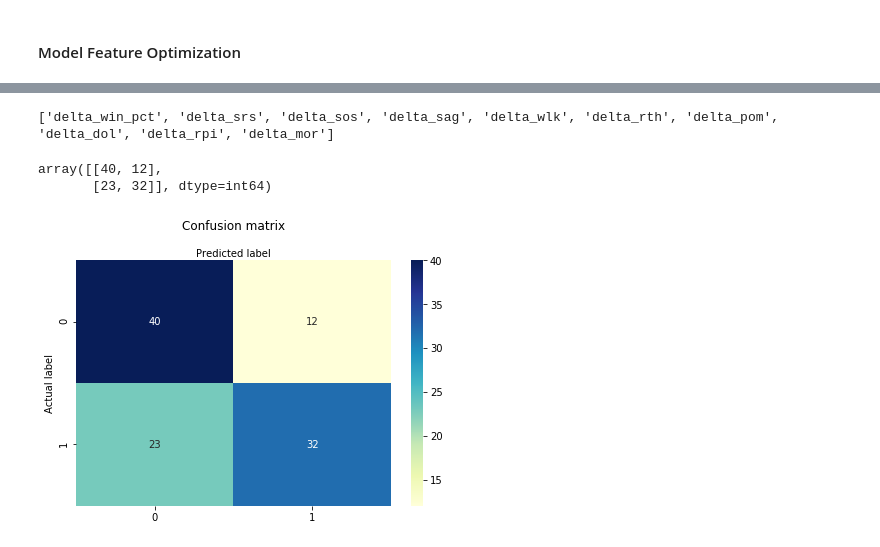
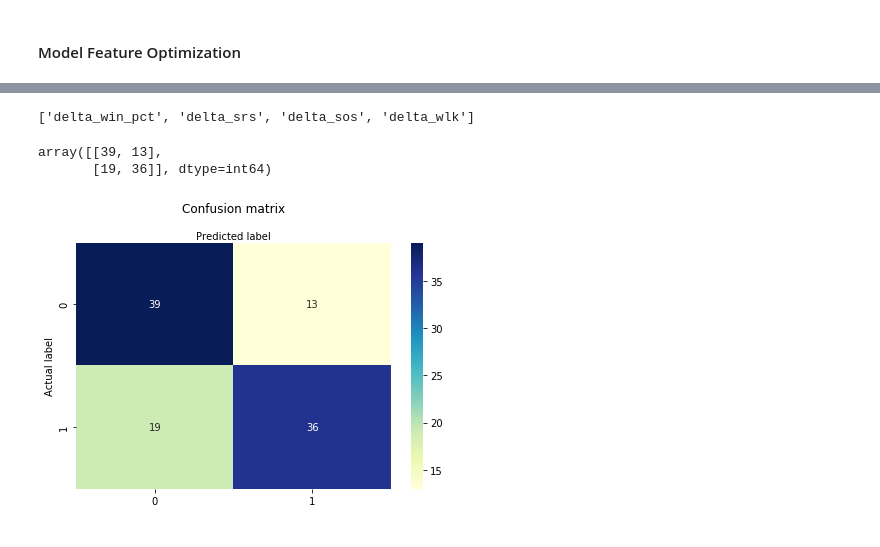
Before and after one commit to chipk215/ncaa_basketball, a Jupyter notebook: Models/Tournament_Model_RF_Delta.ipynb, the cells around one changed output, grey strips where cells are left out. Saved outputs shown, nothing was run; the diff lists cells and outputs as text; code cells hidden in the pictures.

Commit message:
Refactor RF  models.

```diff
--- a/Models/Tournament_Model_RF_Delta.ipynb
+++ b/Models/Tournament_Model_RF_Delta.ipynb
@@ -356,0 +362,22 @@ feature_data_diff.drop(columns=['pts_avg_t','pts_avg_o', 'opp_pts_avg_t','opp_pt
+# %%
+feature_data.drop(columns=['pts_avg_t','pts_avg_o', 'opp_pts_avg_t','opp_pts_avg_o',
+                                'margin_victory_avg_t', 'margin_victory_avg_o',
+                                'poss_avg_t','poss_avg_o',
+                                'fg_pct_t','fg_pct_o','allow_fg_pct_t','allow_fg_pct_o',
+                                'off_rebs_avg_t','off_rebs_avg_o','def_rebs_avg_t','def_rebs_avg_o',
+                                'allow_def_rebs_avg_t','allow_def_rebs_avg_o','ft_pct_t','ft_pct_o',
+                                'to_avg_t','to_avg_o','steal_avg_t','steal_avg_o',
+                                'to_net_avg_t','to_net_avg_o',
+                                'win_pct_t','win_pct_o','off_rating_t','off_rating_o',
+                                'allow_off_rebs_avg_t','allow_off_rebs_avg_o',
+                                'ft_att_avg_t','ft_att_avg_o','opp_pts_avg_t','opp_pts_avg_o',
+                                'srs_t','srs_o','sos_t','sos_o',
+                                'allow_ft_att_avg_t','allow_ft_att_avg_o',
+                                'sag_t','sag_o','wlk_t','wlk_o','wol_t','wol_o',
+                                'rth_t','rth_o','col_t','col_o','pom_t','pom_o',
+                                'dol_t','dol_o','rpi_t','rpi_o','mor_t','mor_o'], inplace=True)
+
+
+
+
+feature_data.head()
@@ -357,4 +391,7 @@ feature_data_diff.drop(columns=['pts_avg_t','pts_avg_o', 'opp_pts_avg_t','opp_pt
 # %%
-X= feature_data_diff[feature_data_diff['season_t']>=2010]
+X= feature_data[feature_data['season_t']>=2010]
 y=tourney_comp_ratings[tourney_comp_ratings['season_t']>=2010]['game_result']
 X= X.drop(columns=['season_t'])
+
+feature_list = list(X)
+feature_list
@@ -477,7 +529,7 @@ plt.show()
 # %% [markdown]
 #### Model Feature Optimization
 # %%
-X = feature_data_diff[feature_data_diff['season_t']>=2010]
+X = feature_data[feature_data['season_t']>=2010]
 X = X.drop(columns=['season_t'])
 y = tourney_comp_ratings[tourney_comp_ratings['season_t']>=2010]['game_result']
 
@@ -547,40 +599,40 @@ Log Loss at Max Cross Validation= 0.5894
 # %%
-labels = model_stats[cross_hash]['labels']
-print(labels)
+model_features = model_stats[cross_hash]['labels']
+print(model_features)
 # %% [output]
-['delta_win_pct', 'delta_srs', 'delta_sos', 'delta_sag', 'delta_wlk', 'delta_rth', 'delta_pom', 'delta_dol', 'delta_rpi', 'delta_mor']
+['delta_win_pct', 'delta_srs', 'delta_sos', 'delta_wlk']
 # %%
-X = feature_data_diff[feature_data_diff['season_t']>=2010][labels]
+X = feature_data[feature_data['season_t']>=2010][model_features]
 y = tourney_comp_ratings[tourney_comp_ratings['season_t']>=2010]['game_result']
 
 X_train, X_test, y_train, y_test = train_test_split(X, y, test_size=0.2, random_state= 5)
 rf_classifier.fit(X_train, y_train)
 y_pred = rf_classifier.predict(X_test)
 # save model stats
 prediction_probabilities = rf_classifier.predict_proba(X_test)
 accuracy = metrics.accuracy_score(y_test, y_pred)
 precision = metrics.precision_score(y_test, y_pred)
 recall = metrics.recall_score(y_test, y_pred)
 log_loss_value = log_loss(y_test, prediction_probabilities)
 cross_val_scores = cross_val_score(rf_classifier, X,y, cv=10, scoring='accuracy')
 cross_validation_average = cross_val_scores.mean()
 
 train_sizes, train_scores, test_scores = learning_curve(rf_classifier,
                                                         X,
                                                         y,
                                                         # Number of folds in cross-validation
                                                         cv=10,
                                                         # Evaluation metric
                                                         scoring='accuracy',
                                                         # Use all computer cores
                                                         n_jobs=-1,
                                                         # 50 different sizes of the training set
                                                         train_sizes=np.linspace(0.01, 1.0, 50))
 utils.display_confusion_matrix(y_test, y_pred)
 # %% [output]
-array([[40, 12],
-       [23, 32]], dtype=int64)
+array([[39, 13],
+       [19, 36]], dtype=int64)
-[figure, old version]
+[figure, new version]
 # %%
 train_mean = np.mean(train_scores, axis=1)
 train_std = np.std(train_scores, axis=1)
```
Also changed, not shown: parts of 32 cells of this notebook, 2 other files.
